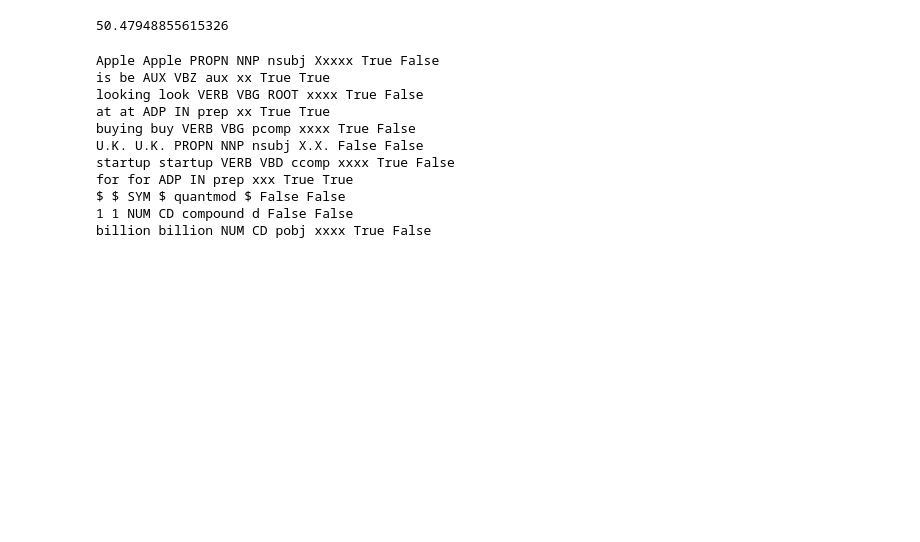
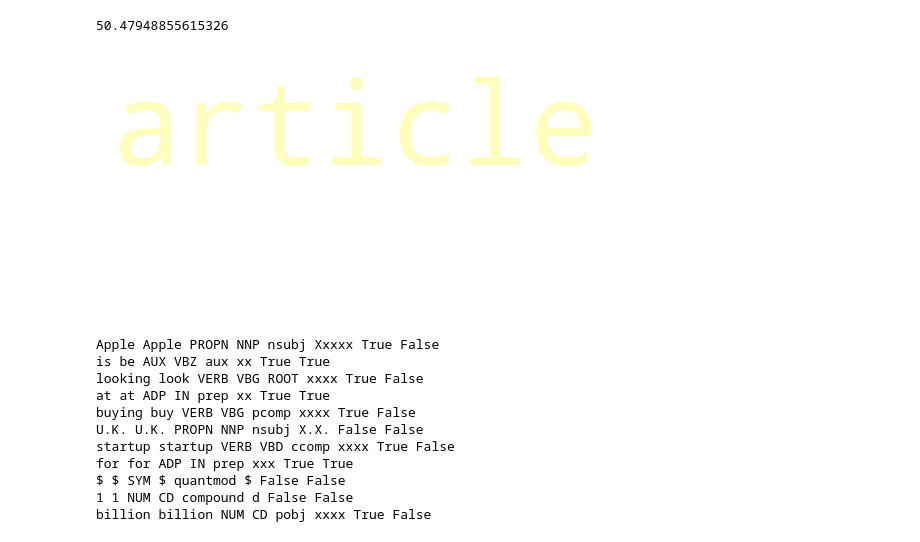
Before and after one commit to nilswey/PDF-Analyzer, a Jupyter notebook: pdf_try.ipynb, the cells around one changed output. Saved outputs shown, nothing was run; the diff lists cells and outputs as text; code cells hidden in the pictures; blank space fills up the shorter version.

Commit message:
added keyterms figure and function

```diff
--- a/pdf_try.ipynb
+++ b/pdf_try.ipynb
@@ -24,7 +24,7 @@ import re
 # load
 nlp = spacy.load("en_core_web_sm")
 # %%
-pdf = 'sample.pdf'
+pdf = 'sample1.pdf'
 # %%
 # return lemma without punctuation, stopwords and spaces in str form
 def normalize_lemma(text):
@@ -165,9 +165,12 @@ print(read_dif)
 # %%
 # generate Wordcloud
 
-wordcloud = WordCloud().generate(" ".join(text_lemma))
+wordcloud = WordCloud(background_color="White", colormap='RdYlGn').generate(" ".join(text_lemma))
 plt.imshow(wordcloud)
+plt.axis("off")
 plt.show()
+# %% [output]
+[figure, added]
 # %%
 
 doc_try = nlp("Apple is looking at buying U.K. startup for $1 billion")
```
Also changed, not shown: 2 other files.
